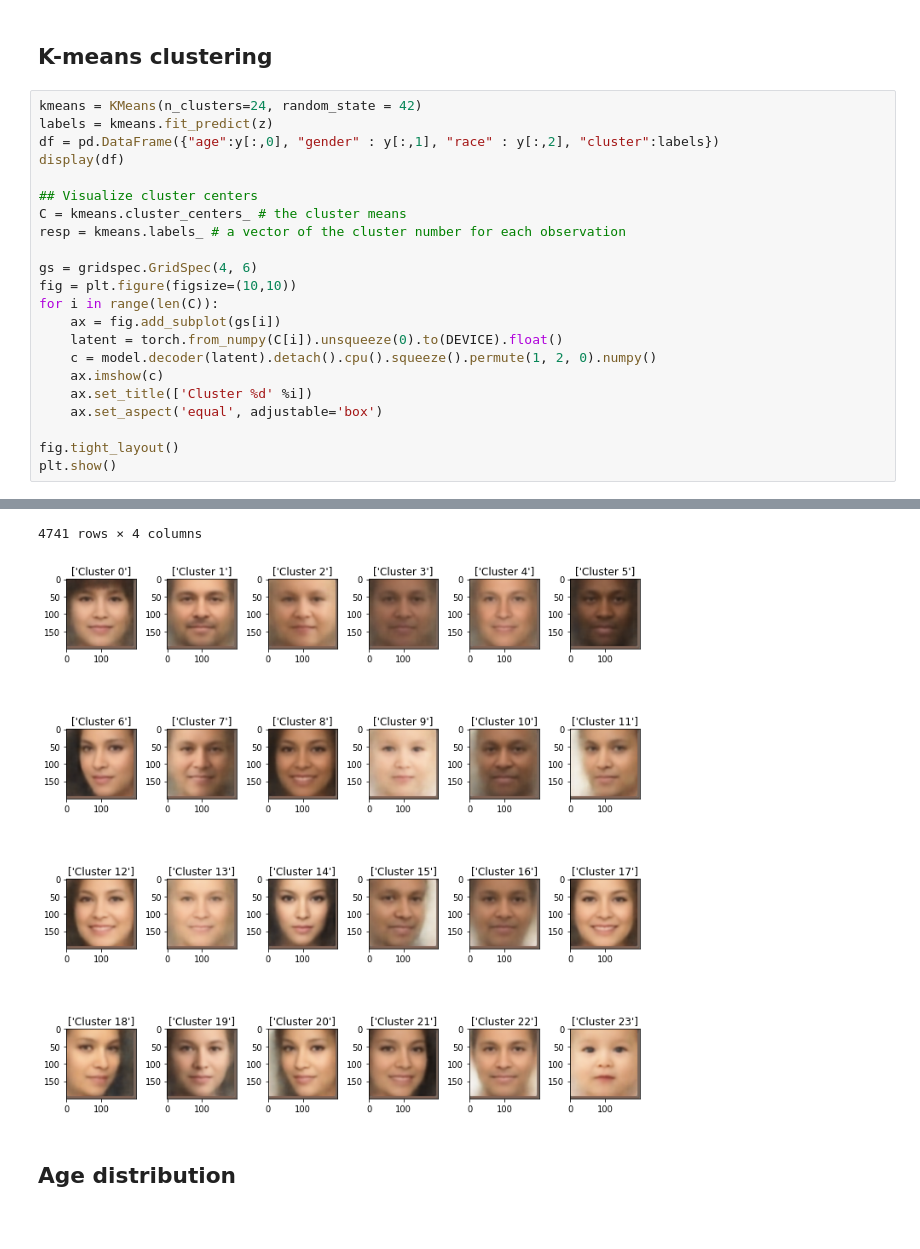
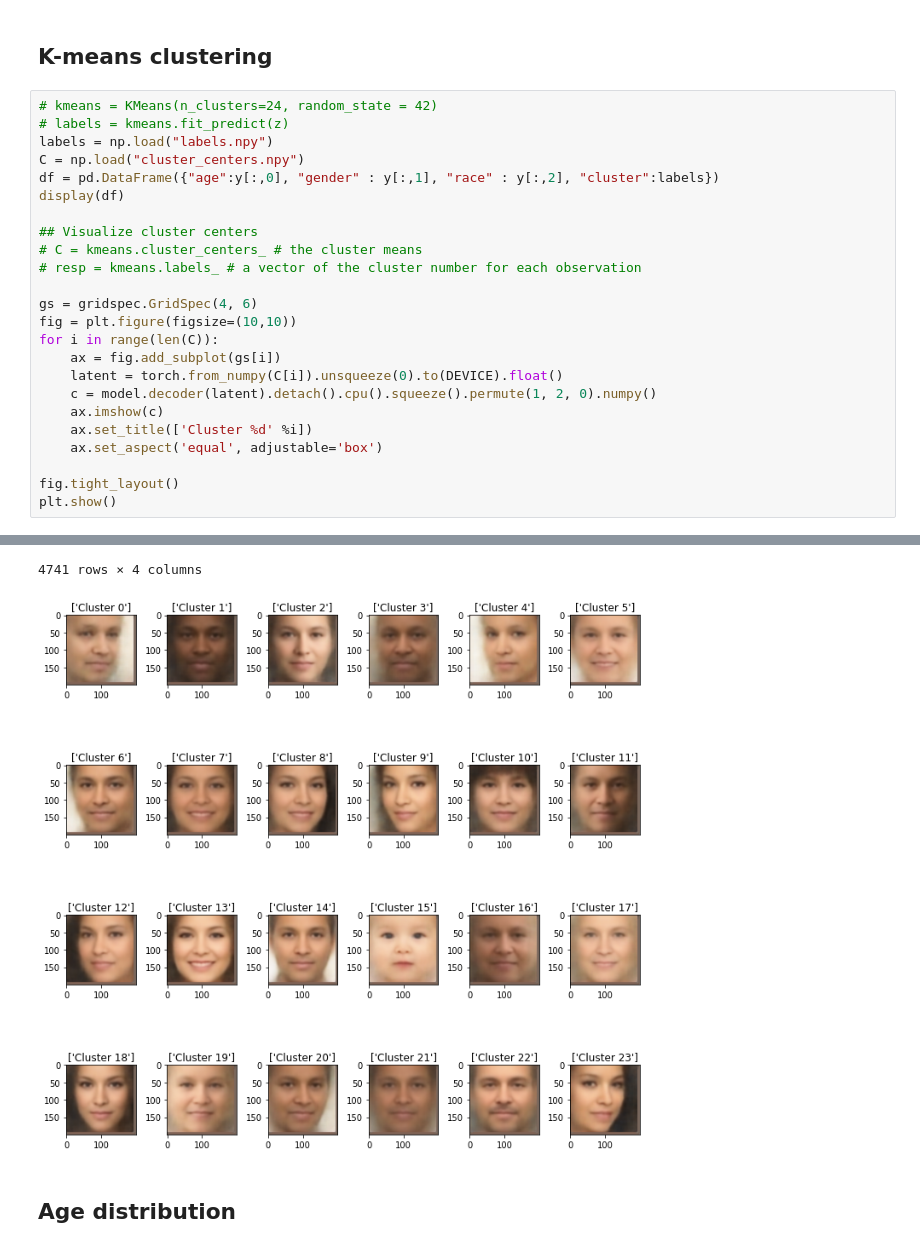
Before and after one commit to s183920/02582_Computational_Data_Analysis_Case2, a Jupyter notebook: autoencoder/distribution_analysis.ipynb, the cells around one changed output, grey strips where cells are left out. Cells and saved outputs as stored; diff of their text form.

```diff
--- a/autoencoder/distribution_analysis.ipynb
+++ b/autoencoder/distribution_analysis.ipynb
@@ -57,14 +57,16 @@ x = dataset.X
 # %% [markdown]
 ## K-means clustering
 # %%
-kmeans = KMeans(n_clusters=24, random_state = 42)
-labels = kmeans.fit_predict(z)
+# kmeans = KMeans(n_clusters=24, random_state = 42)
+# labels = kmeans.fit_predict(z)
+labels = np.load("labels.npy")
+C = np.load("cluster_centers.npy")
 df = pd.DataFrame({"age":y[:,0], "gender" : y[:,1], "race" : y[:,2], "cluster":labels})
 display(df)
 
 ## Visualize cluster centers
-C = kmeans.cluster_centers_ # the cluster means
-resp = kmeans.labels_ # a vector of the cluster number for each observation
+# C = kmeans.cluster_centers_ # the cluster means
+# resp = kmeans.labels_ # a vector of the cluster number for each observation
 
 gs = gridspec.GridSpec(4, 6)
 fig = plt.figure(figsize=(10,10))
@@ -94,5 +96,5 @@ plt.show()
 4741 rows × 4 columns
-[figure, old version]
+[figure, new version]
 # %% [markdown]
 ## Age distribution
 # %%
```
Also changed, not shown: parts of 9 cells of this notebook, 10 other files.
